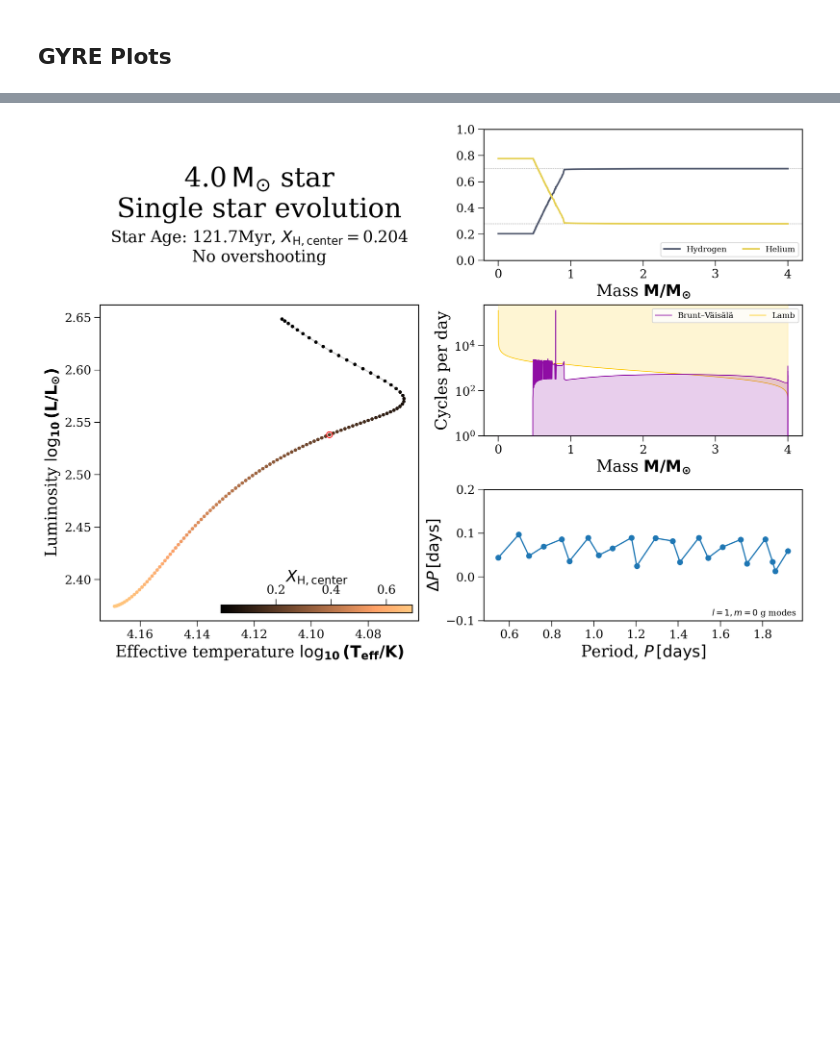
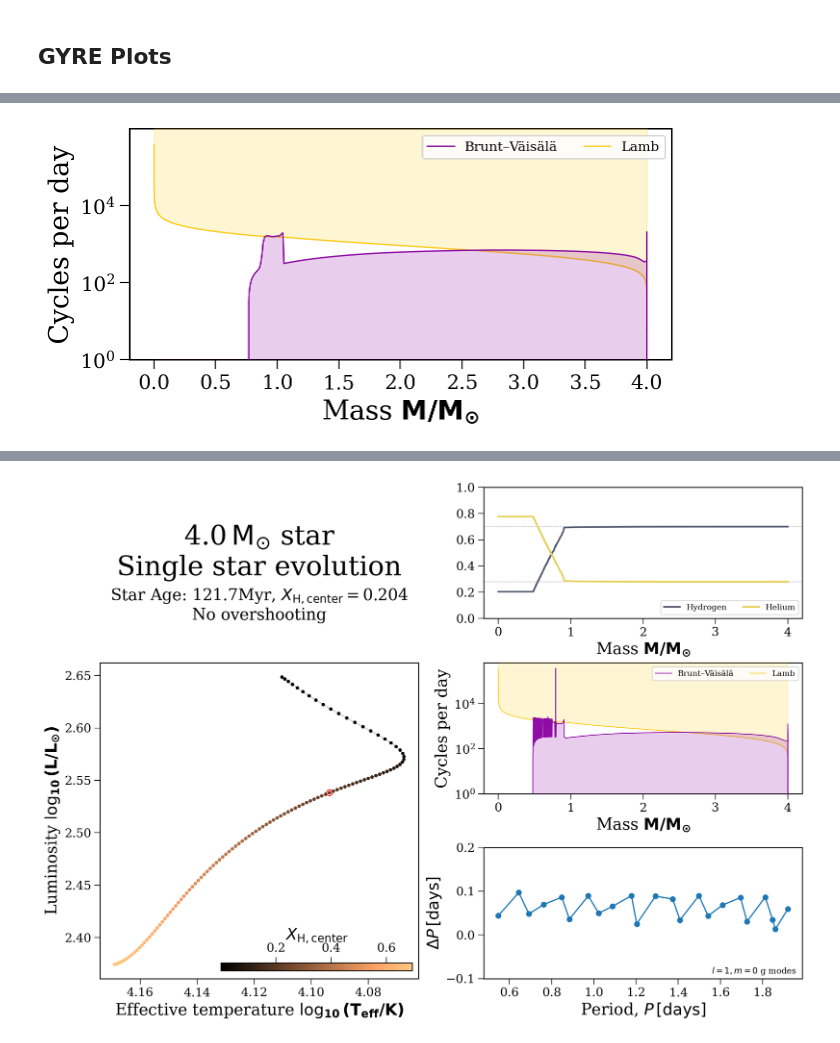
Before and after one commit to TomWagg/mass-gainer-seismology, a Jupyter notebook: notebooks/overshooting_comparison.ipynb, the cells around one changed output, grey strips where cells are left out. Cells and saved outputs as stored; diff of their text form; code cells hidden in the pictures; blank space fills up the shorter version.

Commit message:
more on deviations from regular spacings

```diff
--- a/notebooks/overshooting_comparison.ipynb
+++ b/notebooks/overshooting_comparison.ipynb
@@ -255,0 +261,5 @@ def compare_track(track, model_num, label='', ylabel=r'Luminosity $\mathbf{\log_
+# %%
+fig, ax = plot_propagation_diagram(tracks[1][1], 60, show=False)
+plt.savefig("../notes/period_spacing/example_propagation_diagram.pdf", format="pdf", bbox_inches="tight")
+# %% [output]
+[figure, added]
```
Also changed, not shown: parts of 2 cells of this notebook, 4 other files.
